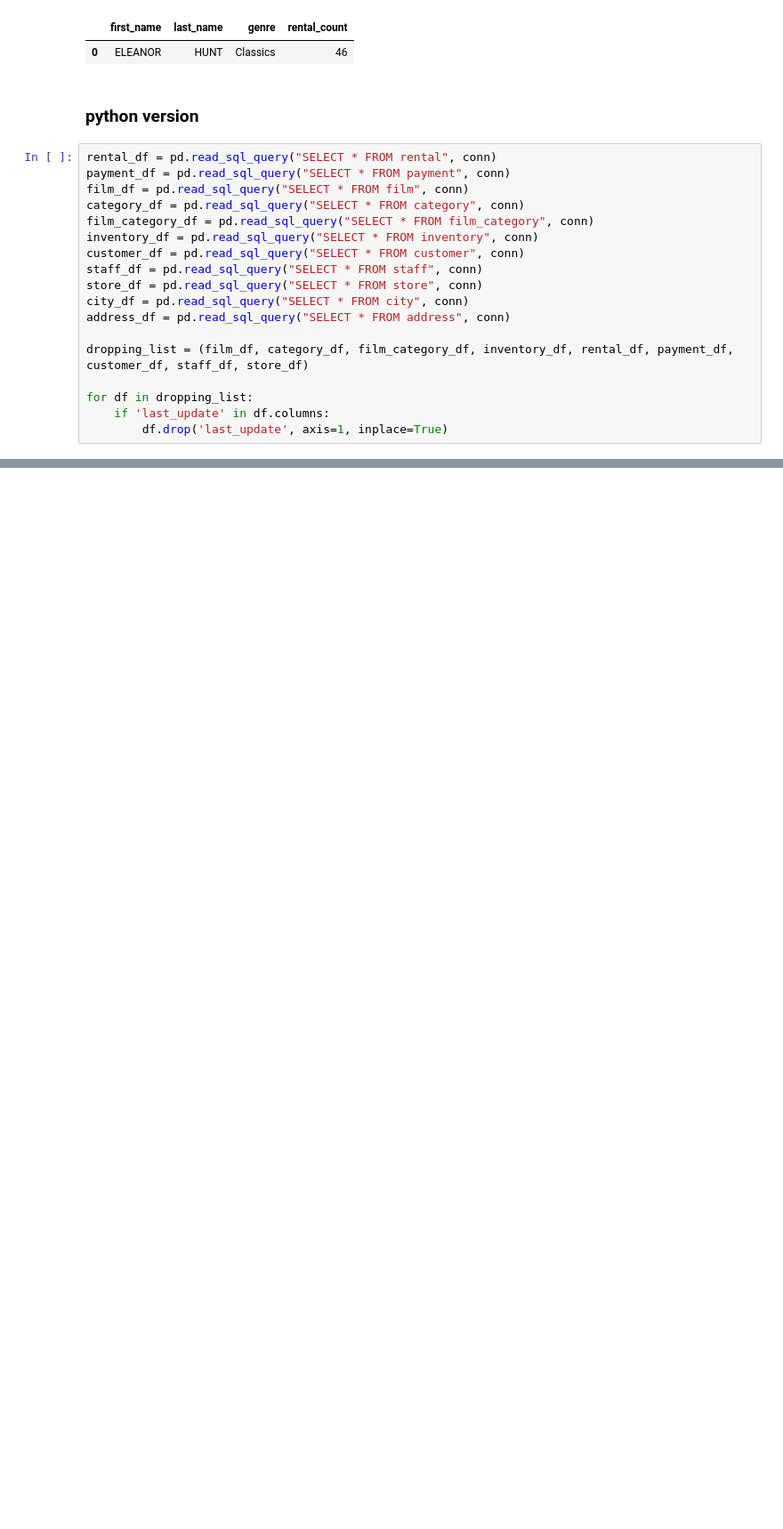
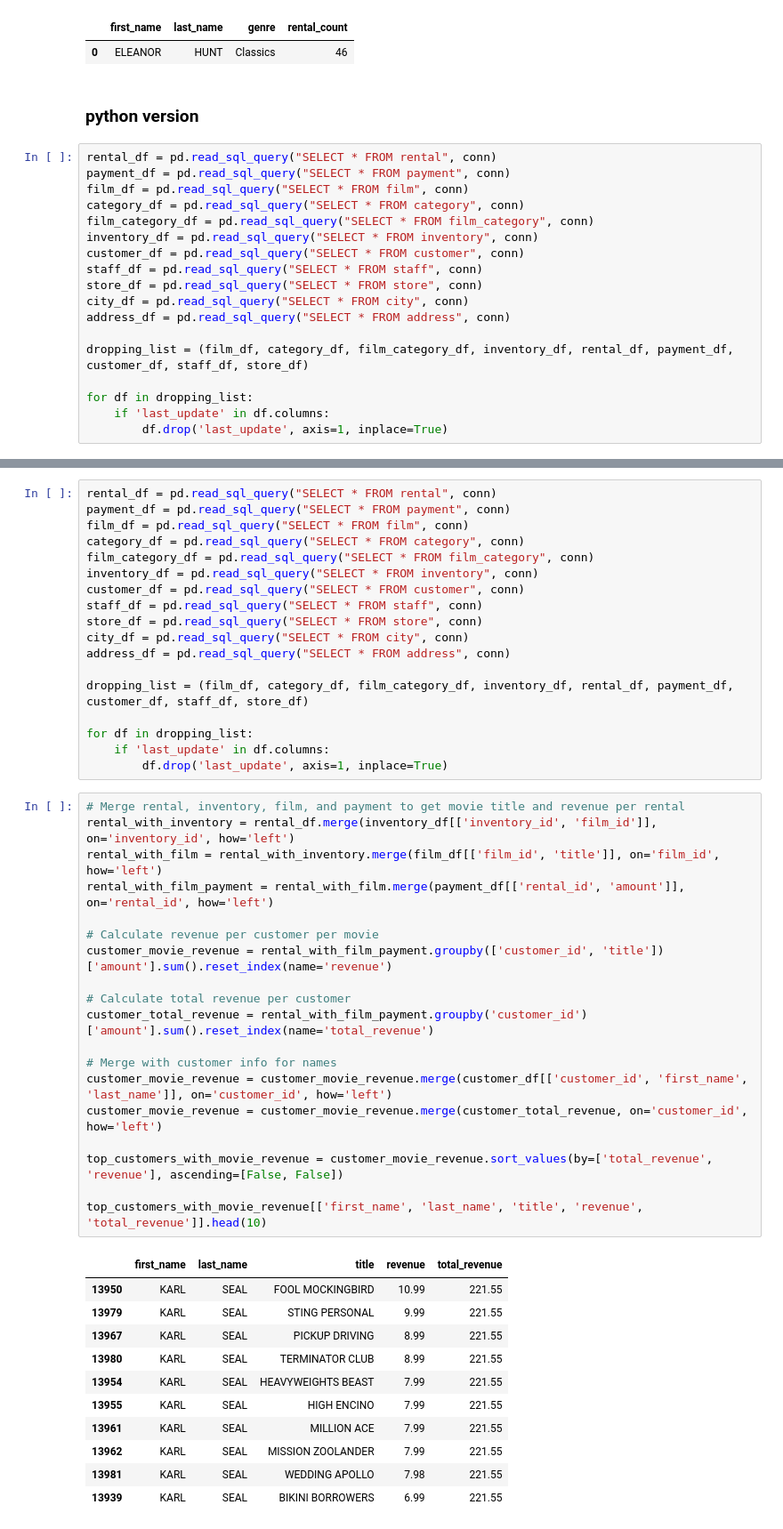
Before and after one commit to cenkerarin/lotus-practice, a Jupyter notebook: practice.ipynb, the cells around one changed output, grey strips where cells are left out. Shown at 89% size. Cells and saved outputs as stored; diff of their text form; blank space fills up the shorter version.

```diff
--- a/practice.ipynb
+++ b/practice.ipynb
@@ -2017,0 +2034,49 @@ df.head()
+# %%
+rental_df = pd.read_sql_query("SELECT * FROM rental", conn)
+payment_df = pd.read_sql_query("SELECT * FROM payment", conn)
+film_df = pd.read_sql_query("SELECT * FROM film", conn)
+category_df = pd.read_sql_query("SELECT * FROM category", conn)
+film_category_df = pd.read_sql_query("SELECT * FROM film_category", conn)
+inventory_df = pd.read_sql_query("SELECT * FROM inventory", conn)
+customer_df = pd.read_sql_query("SELECT * FROM customer", conn)
+staff_df = pd.read_sql_query("SELECT * FROM staff", conn)
+store_df = pd.read_sql_query("SELECT * FROM store", conn)
+city_df = pd.read_sql_query("SELECT * FROM city", conn)
+address_df = pd.read_sql_query("SELECT * FROM address", conn)
+
+dropping_list = (film_df, category_df, film_category_df, inventory_df, rental_df, payment_df, customer_df, staff_df, store_df)
+
+for df in dropping_list:
+    if 'last_update' in df.columns:
+        df.drop('last_update', axis=1, inplace=True)
+# %%
+# Merge rental, inventory, film, and payment to get movie title and revenue per rental
+rental_with_inventory = rental_df.merge(inventory_df[['inventory_id', 'film_id']], on='inventory_id', how='left')
+rental_with_film = rental_with_inventory.merge(film_df[['film_id', 'title']], on='film_id', how='left')
+rental_with_film_payment = rental_with_film.merge(payment_df[['rental_id', 'amount']], on='rental_id', how='left')
+
+# Calculate revenue per customer per movie
+customer_movie_revenue = rental_with_film_payment.groupby(['customer_id', 'title'])['amount'].sum().reset_index(name='revenue')
+
+# Calculate total revenue per customer
+customer_total_revenue = rental_with_film_payment.groupby('customer_id')['amount'].sum().reset_index(name='total_revenue')
+
+# Merge with customer info for names
+customer_movie_revenue = customer_movie_revenue.merge(customer_df[['customer_id', 'first_name', 'last_name']], on='customer_id', how='left')
+customer_movie_revenue = customer_movie_revenue.merge(customer_total_revenue, on='customer_id', how='left')
+
+top_customers_with_movie_revenue = customer_movie_revenue.sort_values(by=['total_revenue', 'revenue'], ascending=[False, False])
+
+top_customers_with_movie_revenue[['first_name', 'last_name', 'title', 'revenue', 'total_revenue']].head(10)
+# %% [output]
+|  | first_name | last_name | title | revenue | total_revenue |
+| 13950 | KARL | SEAL | FOOL MOCKINGBIRD | 10.99 | 221.55 |
+| 13979 | KARL | SEAL | STING PERSONAL | 9.99 | 221.55 |
+| 13967 | KARL | SEAL | PICKUP DRIVING | 8.99 | 221.55 |
+| 13980 | KARL | SEAL | TERMINATOR CLUB | 8.99 | 221.55 |
+| 13954 | KARL | SEAL | HEAVYWEIGHTS BEAST | 7.99 | 221.55 |
+| 13955 | KARL | SEAL | HIGH ENCINO | 7.99 | 221.55 |
+| 13961 | KARL | SEAL | MILLION ACE | 7.99 | 221.55 |
+| 13962 | KARL | SEAL | MISSION ZOOLANDER | 7.99 | 221.55 |
+| 13981 | KARL | SEAL | WEDDING APOLLO | 7.98 | 221.55 |
+| 13939 | KARL | SEAL | BIKINI BORROWERS | 6.99 | 221.55 |
```
Also changed, not shown: parts of 76 cells of this notebook.
